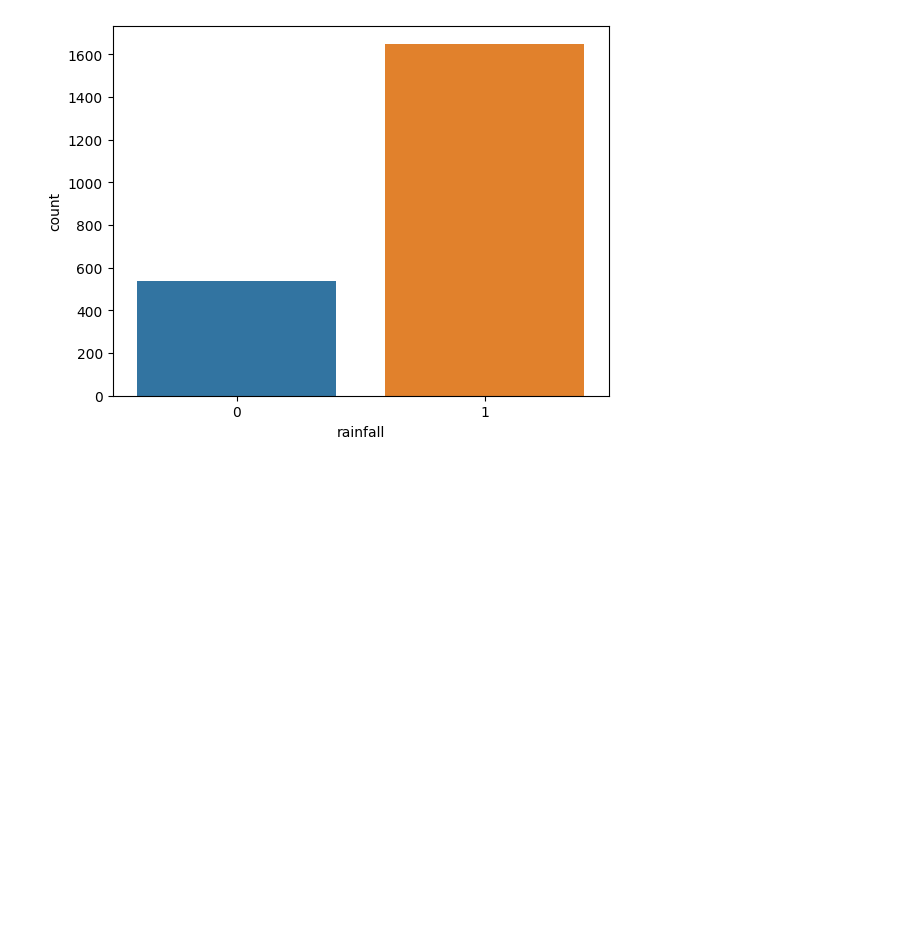
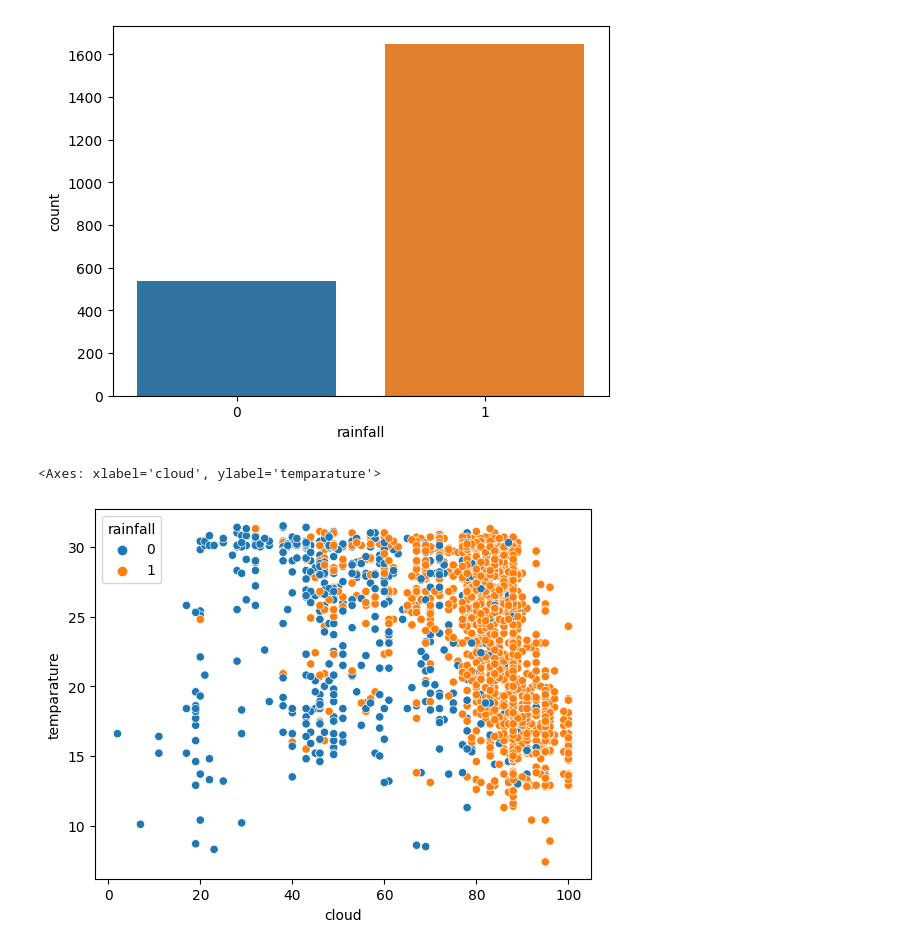
Before and after one commit to karishma-battina/kaggle, a Jupyter notebook: competitions/rainfall-wip.ipynb, the cells around one changed output. Drawn from its saved outputs; the diff is of its cells as text; code cells hidden in the pictures; blank space fills up the shorter version.

Commit message:
Kaggle Notebook | Rainfall_CAT | Version 6

```diff
--- a/competitions/rainfall-wip.ipynb
+++ b/competitions/rainfall-wip.ipynb
@@ -139,3 +155,8 @@ sns.countplot(x='rainfall', data=train_data)
 # %% [output]
 <Axes: xlabel='rainfall', ylabel='count'>
 [figure]
+# %%
+sns.scatterplot(x=train_data['cloud'], y=train_data['temparature'], hue=train_data['rainfall'])
+# %% [output]
+<Axes: xlabel='cloud', ylabel='temparature'>
+[figure, added]
```
Also changed, not shown: parts of 7 cells of this notebook.
